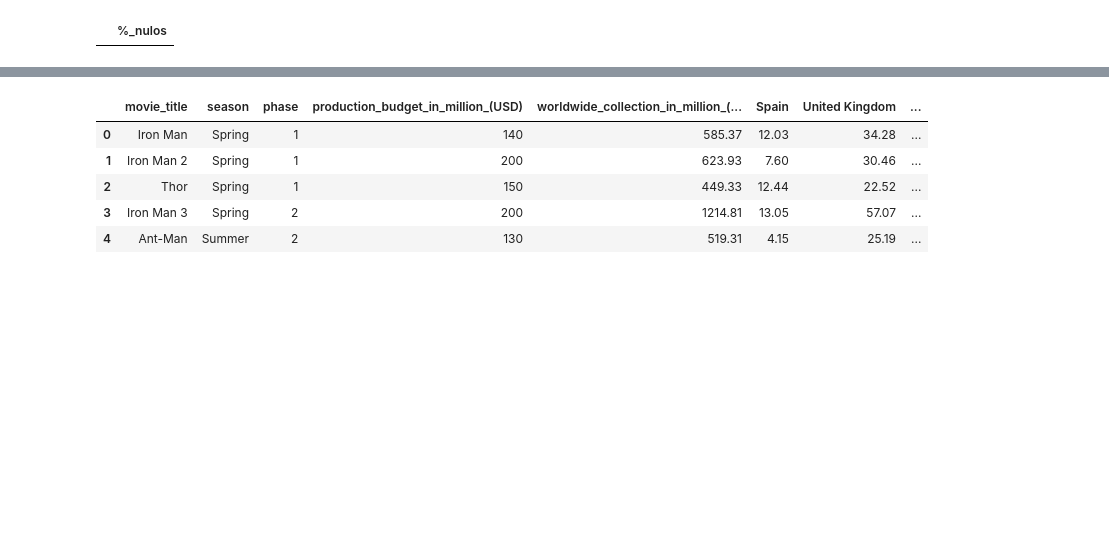
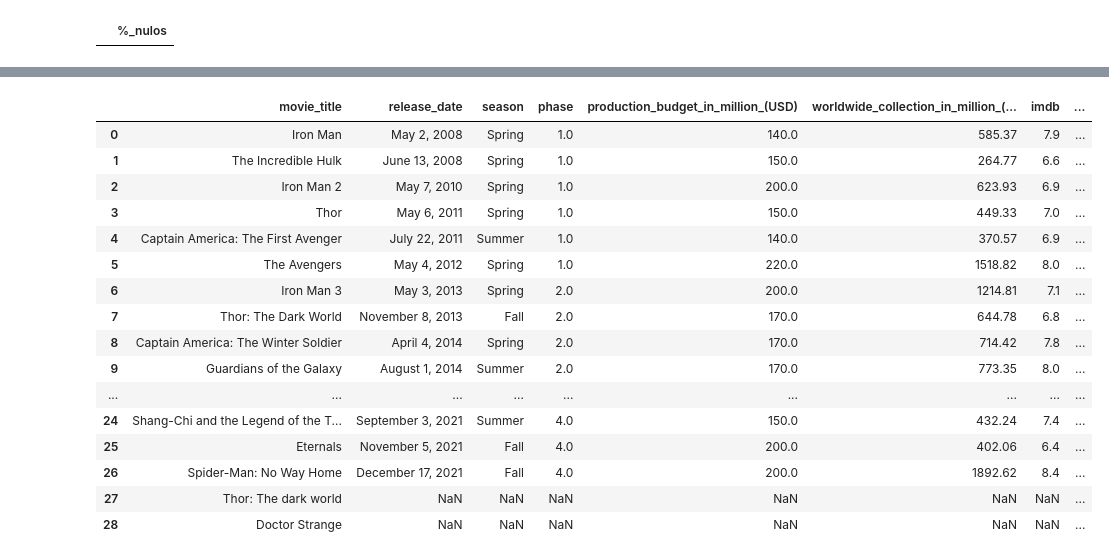
Before and after one commit to JohannaRL/pair_programming_promoG_modulo4_Fedra_Johanna, a Jupyter notebook: explo.ipynb, the cells around one changed output, grey strips where cells are left out. Cells and saved outputs as stored; diff of their text form; code cells hidden in the pictures; blank space fills up the shorter version.

```diff
--- a/explo.ipynb
+++ b/explo.ipynb
@@ -446,12 +200,23 @@ La columna CAST tiene las siguientes valores únicos:
 df_marvel_final.to_csv('Marvel_final.csv', index=False)
 # %%
 df_marvel_final = pd.read_csv("./Marvel_final.csv")
-df_marvel_final.head()
+df_marvel_final.head(50)
 # %% [output]
-|  | movie_title | season | phase | production_budget_in_million_(USD) | worldwide_collection_in_million_(... | Spain | United Kingdom | ... |
-| 0 | Iron Man | Spring | 1 | 140 | 585.37 | 12.03 | 34.28 | ... |
-| 1 | Iron Man 2 | Spring | 1 | 200 | 623.93 | 7.60 | 30.46 | ... |
-| 2 | Thor | Spring | 1 | 150 | 449.33 | 12.44 | 22.52 | ... |
-| 3 | Iron Man 3 | Spring | 2 | 200 | 1214.81 | 13.05 | 57.07 | ... |
-| 4 | Ant-Man | Summer | 2 | 130 | 519.31 | 4.15 | 25.19 | ... |
+|  | movie_title | release_date | season | phase | production_budget_in_million_(USD) | worldwide_collection_in_million_(... | imdb | ... |
+| 0 | Iron Man | May 2, 2008 | Spring | 1.0 | 140.0 | 585.37 | 7.9 | ... |
+| 1 | The Incredible Hulk | June 13, 2008 | Spring | 1.0 | 150.0 | 264.77 | 6.6 | ... |
+| 2 | Iron Man 2 | May 7, 2010 | Spring | 1.0 | 200.0 | 623.93 | 6.9 | ... |
+| 3 | Thor | May 6, 2011 | Spring | 1.0 | 150.0 | 449.33 | 7.0 | ... |
+| 4 | Captain America: The First Avenger | July 22, 2011 | Summer | 1.0 | 140.0 | 370.57 | 6.9 | ... |
+| 5 | The Avengers | May 4, 2012 | Spring | 1.0 | 220.0 | 1518.82 | 8.0 | ... |
+| 6 | Iron Man 3 | May 3, 2013 | Spring | 2.0 | 200.0 | 1214.81 | 7.1 | ... |
+| 7 | Thor: The Dark World | November 8, 2013 | Fall | 2.0 | 170.0 | 644.78 | 6.8 | ... |
+| 8 | Captain America: The Winter Soldier | April 4, 2014 | Spring | 2.0 | 170.0 | 714.42 | 7.8 | ... |
+| 9 | Guardians of the Galaxy | August 1, 2014 | Summer | 2.0 | 170.0 | 773.35 | 8.0 | ... |
+| ... | ... | ... | ... | ... | ... | ... | ... | ... |
+| 24 | Shang-Chi and the Legend of the T... | September 3, 2021 | Summer | 4.0 | 150.0 | 432.24 | 7.4 | ... |
+| 25 | Eternals | November 5, 2021 | Fall | 4.0 | 200.0 | 402.06 | 6.4 | ... |
+| 26 | Spider-Man: No Way Home | December 17, 2021 | Fall | 4.0 | 200.0 | 1892.62 | 8.4 | ... |
+| 27 | Thor: The dark world | NaN | NaN | NaN | NaN | NaN | NaN | ... |
+| 28 | Doctor Strange | NaN | NaN | NaN | NaN | NaN | NaN | ... |
 # %%
```
Also changed, not shown: parts of 39 cells of this notebook, 3 other files.
